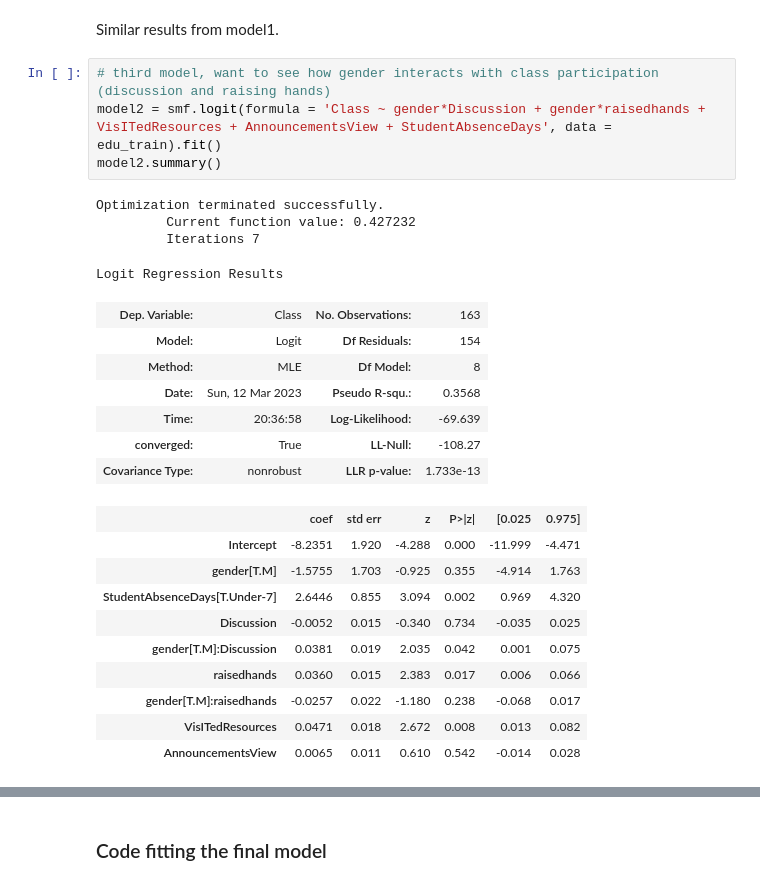
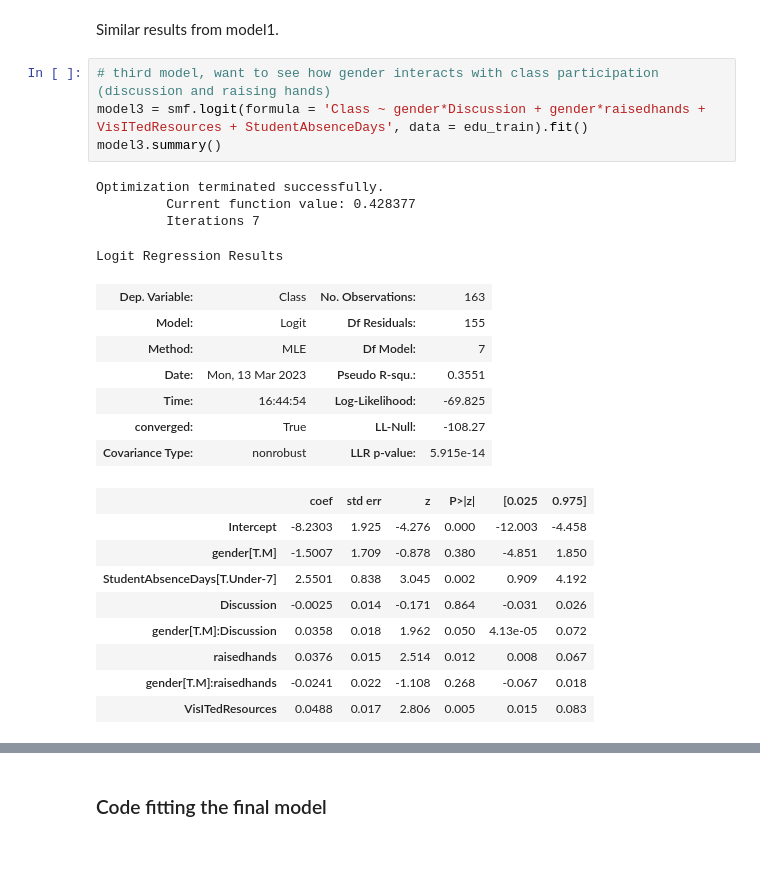
Before and after one commit to wchen952/STAT-303-2-Project, a Jupyter notebook: 303_2_Project_Code.ipynb, the cells around one changed output, grey strips where cells are left out. Cells and saved outputs as stored; diff of their text form; blank space fills up the shorter version.

Commit message:
developing model3

```diff
--- a/303_2_Project_Code.ipynb
+++ b/303_2_Project_Code.ipynb
@@ -472,28 +472,27 @@ ROC-AUC = 81.2%
 Similar results from model1.
 # %%
 # third model, want to see how gender interacts with class participation (discussion and raising hands)
-model2 = smf.logit(formula = 'Class ~ gender*Discussion + gender*raisedhands + VisITedResources + AnnouncementsView + StudentAbsenceDays', data = edu_train).fit()
-model2.summary()
+model3 = smf.logit(formula = 'Class ~ gender*Discussion + gender*raisedhands + VisITedResources + StudentAbsenceDays', data = edu_train).fit()
+model3.summary()
 # %% [output]
 Optimization terminated successfully.
-         Current function value: 0.427232
+         Current function value: 0.428377
          Iterations 7
 Logit Regression Results
 | Dep. Variable: | Class | No. Observations: | 163 |
-| Model: | Logit | Df Residuals: | 154 |
-| Method: | MLE | Df Model: | 8 |
-| Date: | Sun, 12 Mar 2023 | Pseudo R-squ.: | 0.3568 |
-| Time: | 20:36:58 | Log-Likelihood: | -69.639 |
+| Model: | Logit | Df Residuals: | 155 |
+| Method: | MLE | Df Model: | 7 |
+| Date: | Mon, 13 Mar 2023 | Pseudo R-squ.: | 0.3551 |
+| Time: | 16:44:54 | Log-Likelihood: | -69.825 |
 | converged: | True | LL-Null: | -108.27 |
-| Covariance Type: | nonrobust | LLR p-value: | 1.733e-13 |
+| Covariance Type: | nonrobust | LLR p-value: | 5.915e-14 |
 |  | coef | std err | z | P>|z| | [0.025 | 0.975] |
-| Intercept | -8.2351 | 1.920 | -4.288 | 0.000 | -11.999 | -4.471 |
-| gender[T.M] | -1.5755 | 1.703 | -0.925 | 0.355 | -4.914 | 1.763 |
-| StudentAbsenceDays[T.Under-7] | 2.6446 | 0.855 | 3.094 | 0.002 | 0.969 | 4.320 |
-| Discussion | -0.0052 | 0.015 | -0.340 | 0.734 | -0.035 | 0.025 |
-| gender[T.M]:Discussion | 0.0381 | 0.019 | 2.035 | 0.042 | 0.001 | 0.075 |
-| raisedhands | 0.0360 | 0.015 | 2.383 | 0.017 | 0.006 | 0.066 |
-| gender[T.M]:raisedhands | -0.0257 | 0.022 | -1.180 | 0.238 | -0.068 | 0.017 |
-| VisITedResources | 0.0471 | 0.018 | 2.672 | 0.008 | 0.013 | 0.082 |
-| AnnouncementsView | 0.0065 | 0.011 | 0.610 | 0.542 | -0.014 | 0.028 |
+| Intercept | -8.2303 | 1.925 | -4.276 | 0.000 | -12.003 | -4.458 |
+| gender[T.M] | -1.5007 | 1.709 | -0.878 | 0.380 | -4.851 | 1.850 |
+| StudentAbsenceDays[T.Under-7] | 2.5501 | 0.838 | 3.045 | 0.002 | 0.909 | 4.192 |
+| Discussion | -0.0025 | 0.014 | -0.171 | 0.864 | -0.031 | 0.026 |
+| gender[T.M]:Discussion | 0.0358 | 0.018 | 1.962 | 0.050 | 4.13e-05 | 0.072 |
+| raisedhands | 0.0376 | 0.015 | 2.514 | 0.012 | 0.008 | 0.067 |
+| gender[T.M]:raisedhands | -0.0241 | 0.022 | -1.108 | 0.268 | -0.067 | 0.018 |
+| VisITedResources | 0.0488 | 0.017 | 2.806 | 0.005 | 0.015 | 0.083 |
 # %%
```
Also changed, not shown: parts of 2 cells of this notebook.
